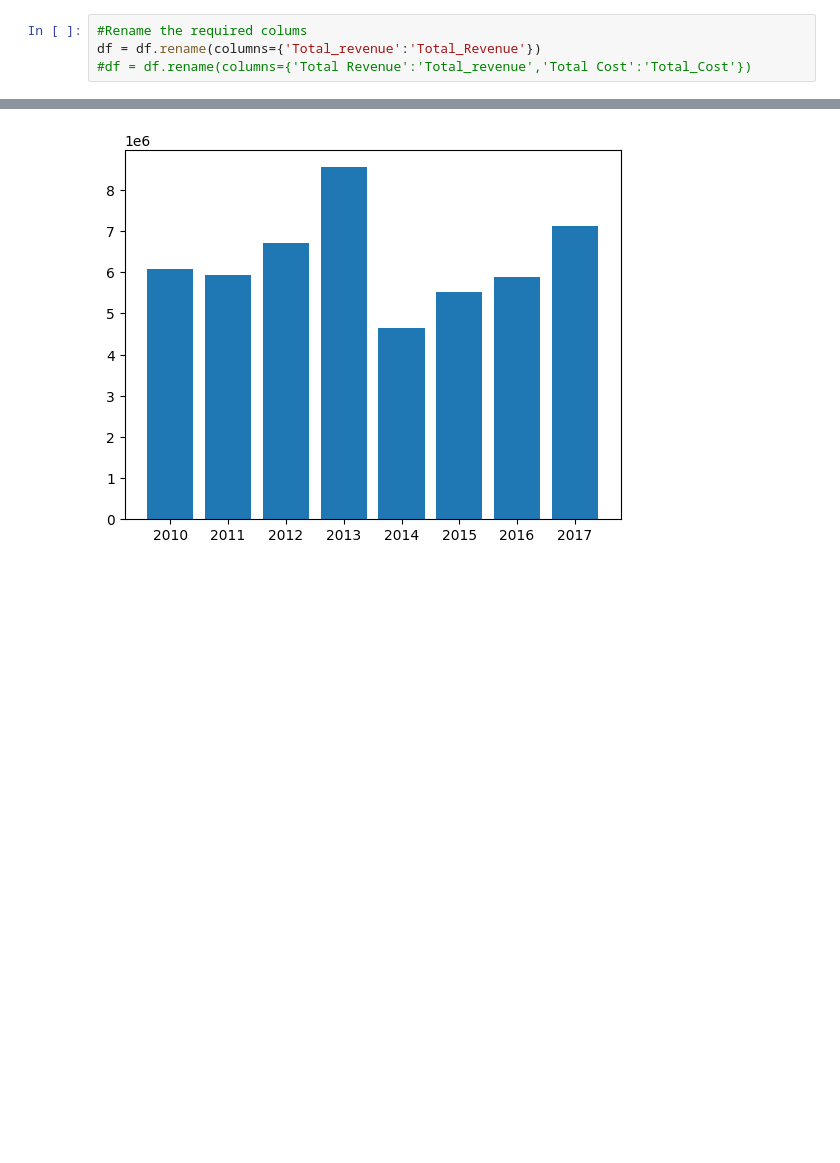
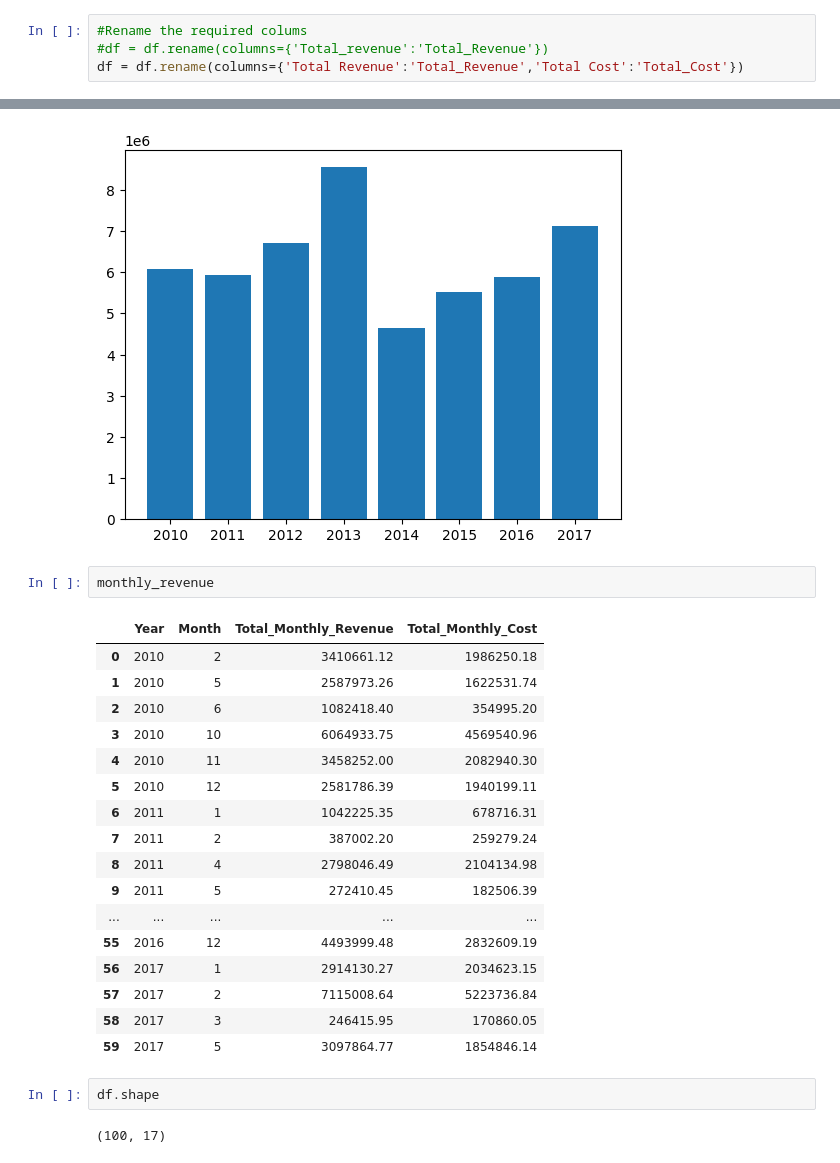
Before and after one commit to vikrantpagare/Amazon-sales-Data-Analysis, a Jupyter notebook: amazon.ipynb, the cells around one changed output, grey strips where cells are left out. Saved outputs shown, nothing was run; the diff lists cells and outputs as text; blank space fills up the shorter version.

Commit message:
Rename columns

```diff
--- a/amazon.ipynb
+++ b/amazon.ipynb
@@ -71,8 +71,8 @@ df['Year'] = df['Order_Date'].dt.year
 df['Month'] = df['Order_Date'].dt.month
 # %%
 #Rename the required colums
-df = df.rename(columns={'Total_revenue':'Total_Revenue'})
-#df = df.rename(columns={'Total Revenue':'Total_revenue','Total Cost':'Total_Cost'})
+#df = df.rename(columns={'Total_revenue':'Total_Revenue'})
+df = df.rename(columns={'Total Revenue':'Total_Revenue','Total Cost':'Total_Cost'})
 # %%
 df.head(2)
 # %% [output]
@@ -112,3 +112,27 @@ plt.bar(monthly_revenue['Year'],monthly_revenue['Total_Monthly_Revenue'])
 # %% [output]
 <BarContainer object of 60 artists>
 [figure]
+# %%
+monthly_revenue
+# %% [output]
+|  | Year | Month | Total_Monthly_Revenue | Total_Monthly_Cost |
+| 0 | 2010 | 2 | 3410661.12 | 1986250.18 |
+| 1 | 2010 | 5 | 2587973.26 | 1622531.74 |
+| 2 | 2010 | 6 | 1082418.40 | 354995.20 |
+| 3 | 2010 | 10 | 6064933.75 | 4569540.96 |
+| 4 | 2010 | 11 | 3458252.00 | 2082940.30 |
+| 5 | 2010 | 12 | 2581786.39 | 1940199.11 |
+| 6 | 2011 | 1 | 1042225.35 | 678716.31 |
+| 7 | 2011 | 2 | 387002.20 | 259279.24 |
+| 8 | 2011 | 4 | 2798046.49 | 2104134.98 |
+| 9 | 2011 | 5 | 272410.45 | 182506.39 |
+| ... | ... | ... | ... | ... |
+| 55 | 2016 | 12 | 4493999.48 | 2832609.19 |
+| 56 | 2017 | 1 | 2914130.27 | 2034623.15 |
+| 57 | 2017 | 2 | 7115008.64 | 5223736.84 |
+| 58 | 2017 | 3 | 246415.95 | 170860.05 |
+| 59 | 2017 | 5 | 3097864.77 | 1854846.14 |
+# %%
+df.shape
+# %% [output]
+(100, 17)
```
Also changed, not shown: 1 other file.
